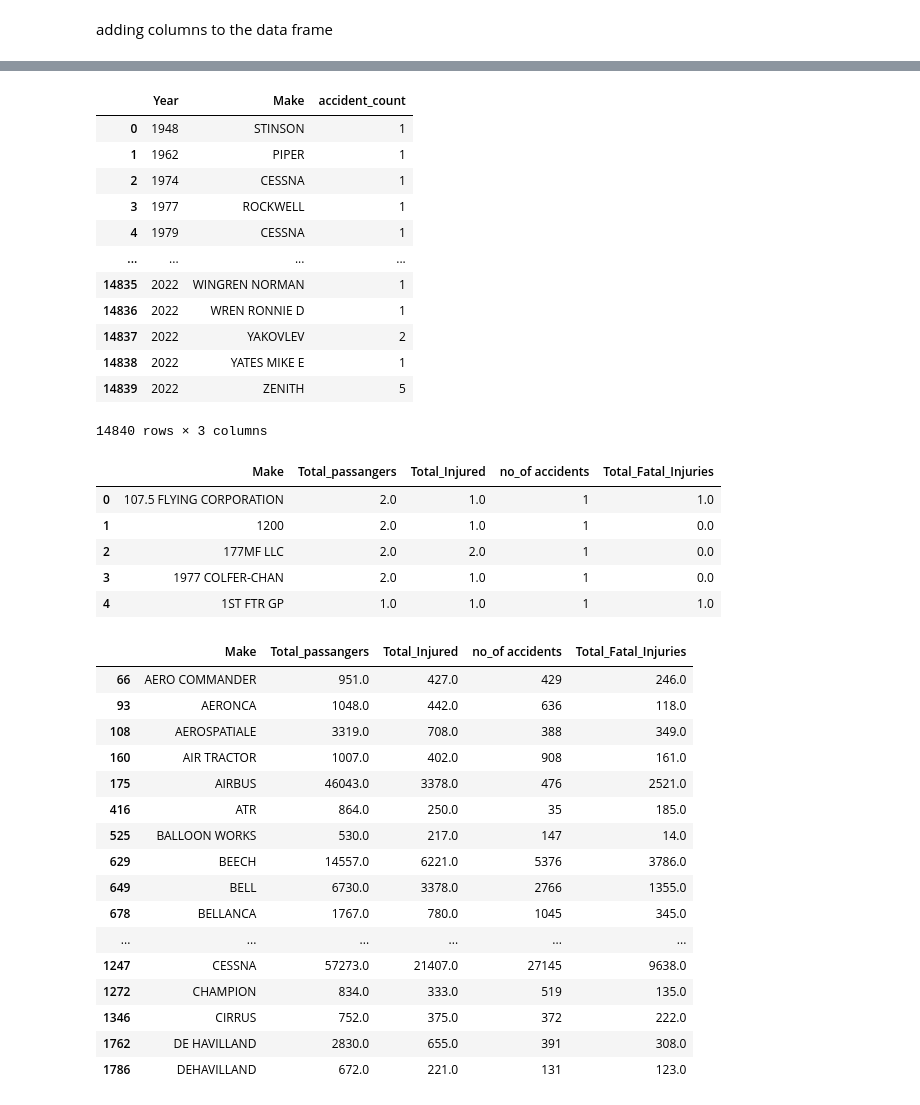
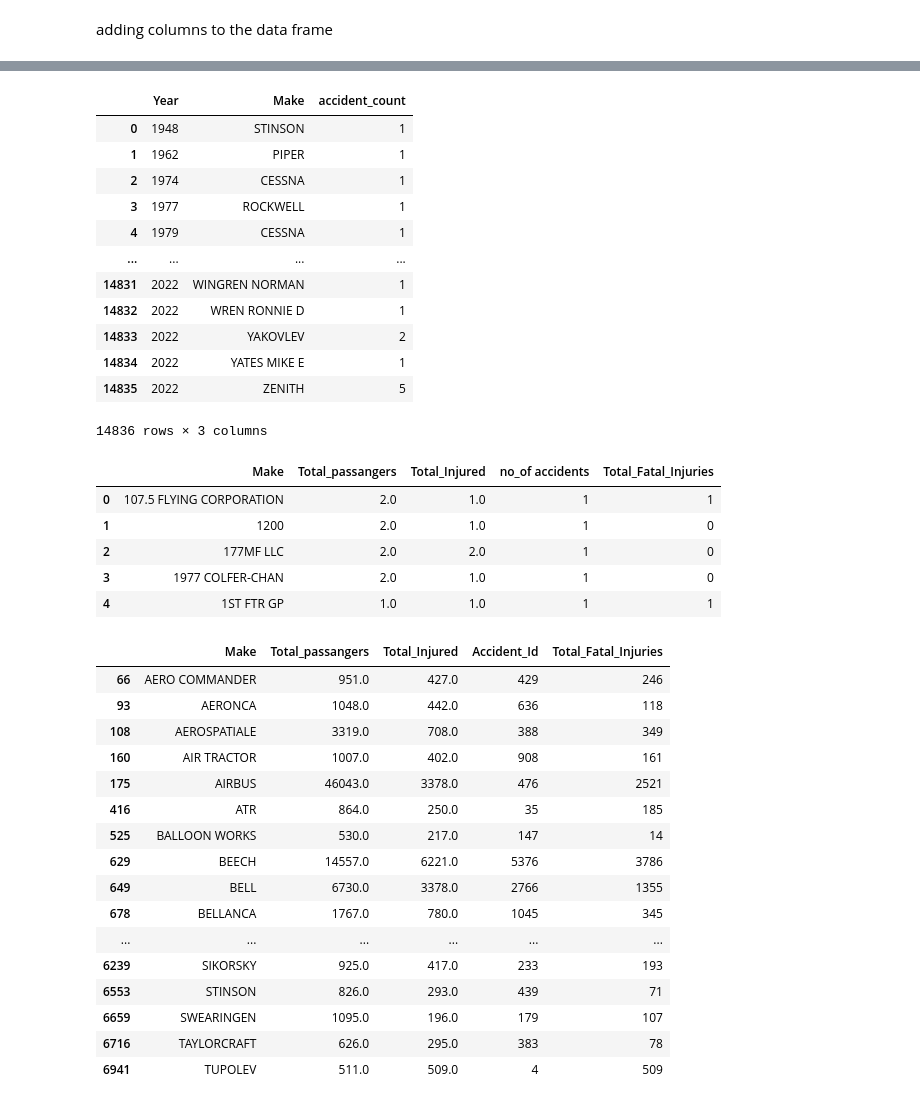
Before and after one commit to EGichui/dsc-phase1-project, a Jupyter notebook: Notebook.ipynb, the cells around one changed output, grey strips where cells are left out. Saved outputs shown, nothing was run; the diff lists cells and outputs as text; code cells hidden in the pictures.

```diff
--- a/Notebook.ipynb
+++ b/Notebook.ipynb
@@ -86,13 +116,3 @@ df['Injury.Severity']=df['Injury.Severity'].fillna('Unkown')
 df['Aircraft.damage']=df['Aircraft.damage'].fillna('Unkown')
 df['Aircraft.Category']=df['Aircraft.Category'].fillna('Unkown')
 df['Weather.Condition']=df['Weather.Condition'].fillna('Unkown')
-# %%
-df['Injury.Severity']=df['Injury.Severity'].replace('Fatal(3)','Fatal')
-df['Injury.Severity']=df['Injury.Severity'].replace('Fatal(4)','Fatal')
-df['Injury.Severity']=df['Injury.Severity'].replace('Fatal(2)','Fatal')
-df['Injury.Severity']=df['Injury.Severity'].replace('Fatal(1)','Fatal')
-df['Injury.Severity']=df['Injury.Severity'].replace('Fatal(229)','Fatal')
-df['Injury.Severity']=df['Injury.Severity'].replace('Fatal(5)','Fatal')
-df['Injury.Severity']=df['Injury.Severity'].replace('Fatal(80)','Fatal')
-df['Injury.Severity']=df['Injury.Severity'].replace('Fatal(228)','Fatal')
-df['Injury.Severity']=df['Injury.Severity'].replace(r'^Fatal\(\d+\)$', 'Fatal', regex=True)
@@ -126,8 +156,5 @@ df['Make']=df['Make'].replace('DASSAULT AVIATION','DASSAULT')
 df['Make']=df['Make'].replace('DASSAULT-BREGUET','DASSAULT')
 df['Make']=df['Make'].replace('DE HAVILLAND','DEHAVILLAND')
 df['Make']=df['Make'].replace('DIAMOND AIRCRAFT IND INC','DIAMOND')
-df['Make']=df['Make'].replace('MCDONNELL DOUGLAS','MCDONNELL DOUGLAS AIRCRAFT CO')
+df['Make']=df['Make'].replace('MCDONNELL DOUGLAS AIRCRAFT CO','MCDONNELL DOUGLAS')
 df['Make']=df['Make'].replace('DIAMOND AIRCRAFT IND INC','DIAMOND')
-# %%
-df['Aircraft.damage']=df['Aircraft.damage'].replace('Unkown','Unknown')
-df['Aircraft.damage'].value_counts()
@@ -182,8 +203,8 @@ Data columns (total 26 columns):
 dtypes: datetime64[ns](1), float64(5), object(20)
 memory usage: 18.3+ MB
 # %%
-
-#df['Total_Fatal_Injuries'] = df['Total_Fatal_Injuries'].astype(int)
+#converting datacolum total fatal injuries to integers
+df['Total_Fatal_Injuries'] = df['Total_Fatal_Injuries'].astype(int)
 
 df['Total_Fatal_Injuries'].value_counts()
 # %% [output]
@@ -221,4 +248,5 @@ df.head(2)
 # %%
+##summarizing data by make and year
 accident_by_year_make=df.groupby(['Year','Make']).size().reset_index(name='accident_count')
 accident_by_year_make
 # %% [output]
@@ -229,10 +257,10 @@ accident_by_year_make
 | 3 | 1977 | ROCKWELL | 1 |
 | 4 | 1979 | CESSNA | 1 |
 | ... | ... | ... | ... |
-| 14835 | 2022 | WINGREN NORMAN | 1 |
-| 14836 | 2022 | WREN RONNIE D | 1 |
-| 14837 | 2022 | YAKOVLEV | 2 |
-| 14838 | 2022 | YATES MIKE E | 1 |
-| 14839 | 2022 | ZENITH | 5 |
+| 14831 | 2022 | WINGREN NORMAN | 1 |
+| 14832 | 2022 | WREN RONNIE D | 1 |
+| 14833 | 2022 | YAKOVLEV | 2 |
+| 14834 | 2022 | YATES MIKE E | 1 |
+| 14835 | 2022 | ZENITH | 5 |
-14840 rows × 3 columns
+14836 rows × 3 columns
 # %%
@@ -244,35 +275,36 @@ df['Total_passangers']=df['Total_Fatal_Injuries']+df['Total_Serious_Injuries']+d
 df_accidents_by_make= df.groupby('Make').agg({'Total_passangers': 'sum', 'Total_Injured': 'sum','Accident_Id':'count','Total_Fatal_Injuries':'sum'}).reset_index()
 # %%
+#Renaming colums to accident count:
 df_accidents_by_make=df_accidents_by_make.rename(columns={'Accident_Id':'no_of accidents'})
 df_accidents_by_make.head()
 # %% [output]
 |  | Make | Total_passangers | Total_Injured | no_of accidents | Total_Fatal_Injuries |
-| 0 | 107.5 FLYING CORPORATION | 2.0 | 1.0 | 1 | 1.0 |
-| 1 | 1200 | 2.0 | 1.0 | 1 | 0.0 |
-| 2 | 177MF LLC | 2.0 | 2.0 | 1 | 0.0 |
-| 3 | 1977 COLFER-CHAN | 2.0 | 1.0 | 1 | 0.0 |
-| 4 | 1ST FTR GP | 1.0 | 1.0 | 1 | 1.0 |
+| 0 | 107.5 FLYING CORPORATION | 2.0 | 1.0 | 1 | 1 |
+| 1 | 1200 | 2.0 | 1.0 | 1 | 0 |
+| 2 | 177MF LLC | 2.0 | 2.0 | 1 | 0 |
+| 3 | 1977 COLFER-CHAN | 2.0 | 1.0 | 1 | 0 |
+| 4 | 1ST FTR GP | 1.0 | 1.0 | 1 | 1 |
 # %%
-
+#Filetering out data set that meets assumption   of 500 or more passangers per make:
 df_commercial_plane_data=df_accidents_by_make[df_accidents_by_make['Total_passangers']>=500]
 #commercial_plane_data['Fatality_rate']=(commercial_plane_data['Total_Fatal_Injuries']/commercial_plane_data['Total_passangers'])*100
 #commercial_plane_data=df[df['Total_passangers']>=50]##assumed that a commercially viable plane should carry 50 or more passangers
-df_commercial_plane_data.head(20)
+df_commercial_plane_data.head(300)
 # %% [output]
-|  | Make | Total_passangers | Total_Injured | no_of accidents | Total_Fatal_Injuries |
-| 66 | AERO COMMANDER | 951.0 | 427.0 | 429 | 246.0 |
-| 93 | AERONCA | 1048.0 | 442.0 | 636 | 118.0 |
-| 108 | AEROSPATIALE | 3319.0 | 708.0 | 388 | 349.0 |
-| 160 | AIR TRACTOR | 1007.0 | 402.0 | 908 | 161.0 |
-| 175 | AIRBUS | 46043.0 | 3378.0 | 476 | 2521.0 |
-| 416 | ATR | 864.0 | 250.0 | 35 | 185.0 |
-| 525 | BALLOON WORKS | 530.0 | 217.0 | 147 | 14.0 |
-| 629 | BEECH | 14557.0 | 6221.0 | 5376 | 3786.0 |
-| 649 | BELL | 6730.0 | 3378.0 | 2766 | 1355.0 |
-| 678 | BELLANCA | 1767.0 | 780.0 | 1045 | 345.0 |
+|  | Make | Total_passangers | Total_Injured | Accident_Id | Total_Fatal_Injuries |
+| 66 | AERO COMMANDER | 951.0 | 427.0 | 429 | 246 |
+| 93 | AERONCA | 1048.0 | 442.0 | 636 | 118 |
+| 108 | AEROSPATIALE | 3319.0 | 708.0 | 388 | 349 |
+| 160 | AIR TRACTOR | 1007.0 | 402.0 | 908 | 161 |
+| 175 | AIRBUS | 46043.0 | 3378.0 | 476 | 2521 |
+| 416 | ATR | 864.0 | 250.0 | 35 | 185 |
+| 525 | BALLOON WORKS | 530.0 | 217.0 | 147 | 14 |
+| 629 | BEECH | 14557.0 | 6221.0 | 5376 | 3786 |
+| 649 | BELL | 6730.0 | 3378.0 | 2766 | 1355 |
+| 678 | BELLANCA | 1767.0 | 780.0 | 1045 | 345 |
 | ... | ... | ... | ... | ... | ... |
-| 1247 | CESSNA | 57273.0 | 21407.0 | 27145 | 9638.0 |
-| 1272 | CHAMPION | 834.0 | 333.0 | 519 | 135.0 |
-| 1346 | CIRRUS | 752.0 | 375.0 | 372 | 222.0 |
-| 1762 | DE HAVILLAND | 2830.0 | 655.0 | 391 | 308.0 |
-| 1786 | DEHAVILLAND | 672.0 | 221.0 | 131 | 123.0 |
+| 6239 | SIKORSKY | 925.0 | 417.0 | 233 | 193 |
+| 6553 | STINSON | 826.0 | 293.0 | 439 | 71 |
+| 6659 | SWEARINGEN | 1095.0 | 196.0 | 179 | 107 |
+| 6716 | TAYLORCRAFT | 626.0 | 295.0 | 383 | 78 |
+| 6941 | TUPOLEV | 511.0 | 509.0 | 4 | 509 |
```
Also changed, not shown: parts of 43 cells of this notebook, 5 other files.
